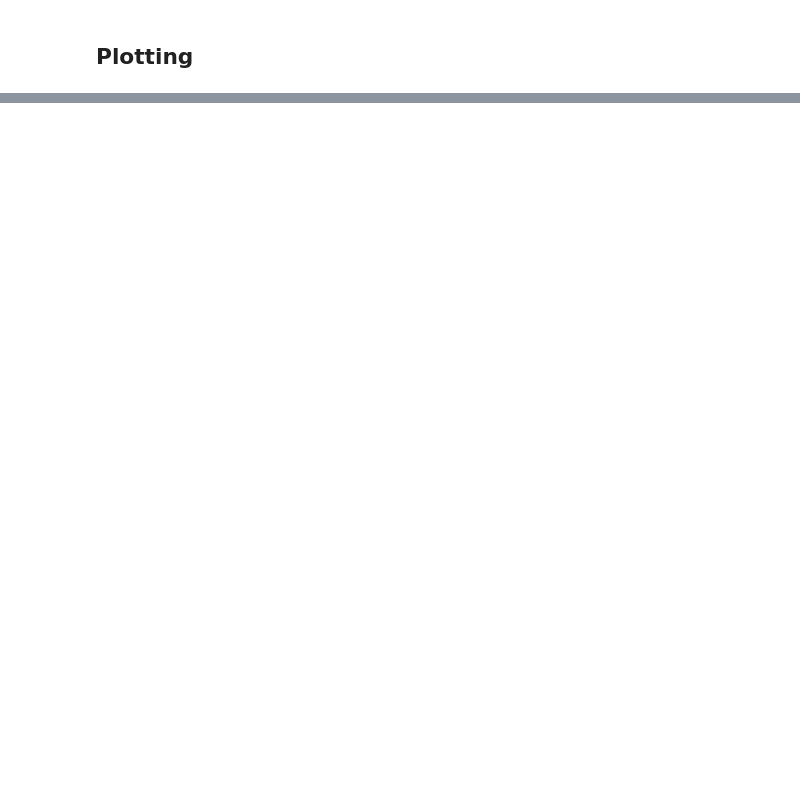
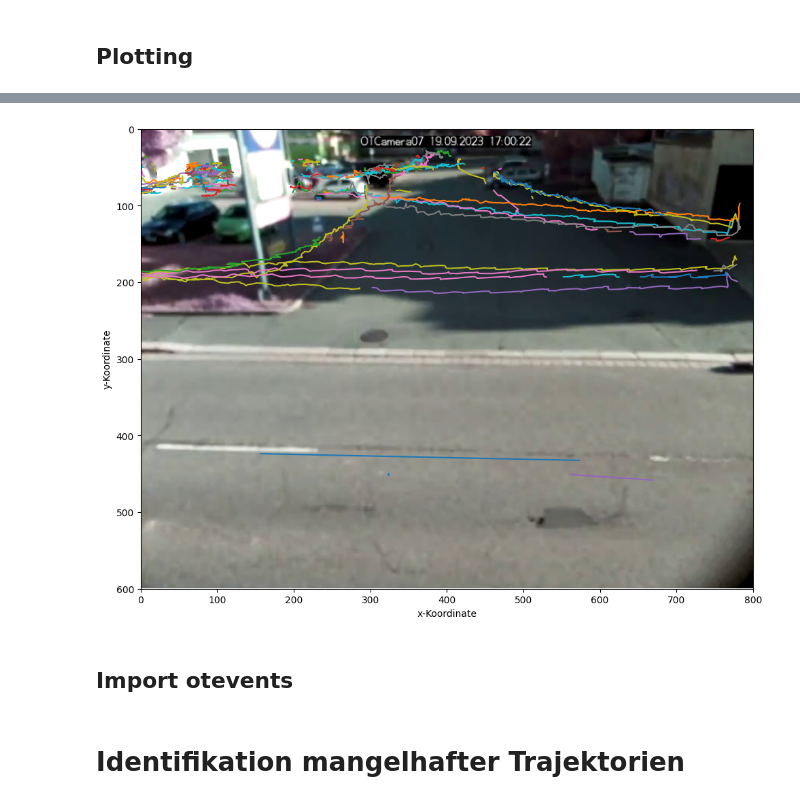
Before and after one commit to jobremer/OTVision, a Jupyter notebook: convert_tracks/testing.ipynb, the cells around one changed output, grey strips where cells are left out. Cells and saved outputs as stored; diff of their text form; code cells hidden in the pictures; blank space fills up the shorter version.

```diff
--- a/convert_tracks/testing.ipynb
+++ b/convert_tracks/testing.ipynb
@@ -102,3 +108,39 @@ def create_image(w=500, h=500):
+# %%
+data = OTCdetections[OTCdetections['class'] == 'pedestrian']
+
+# Hintergrundbild
+background = mpimg.imread(dirpath + "Screenshot.png")
+
+# Den DataFrame nach 'track-id' gruppieren
+grouped_df = data.groupby('track-id')
+
+# Iteration durch die Gruppen und Plotten der Trajektorien
+for group_name, group_df in grouped_df:
+    x = group_df['x']
+    y = group_df['y']
+    plt.plot(x, y, label=f'Track ID: {group_name}')
+
+# Plot-Einstellungen
+plt.rcParams["figure.figsize"] = [10, 10]
+plt.rcParams["figure.autolayout"] = True
+plt.xlabel('x-Koordinate')
+
+
+
+
+plt.ylabel('y-Koordinate')
+# plt.legend()
+
+plt.xlim(0, 800)
+plt.ylim(0, 600)
+plt.gca().invert_yaxis()
+plt.imshow(background)
+plt.savefig("test.svg")
+plt.show()
+# %% [output]
+[figure, added]
+# %% [markdown]
+## Import otevents
 # %%
 ## OTEvents
 
@@ -123,3 +165,5 @@ def events_to_txt(filepath, key1 = 'sections', key2 = 'event_list'):
 sections, events = events_to_txt(filepath = dirpath + 'events.otevents')
 
 events = events[events['road_user_type'] == 'pedestrian']
+# %% [markdown]
+# Identifikation mangelhafter Trajektorien
```
Also changed, not shown: parts of 14 cells of this notebook, 3 other files.
